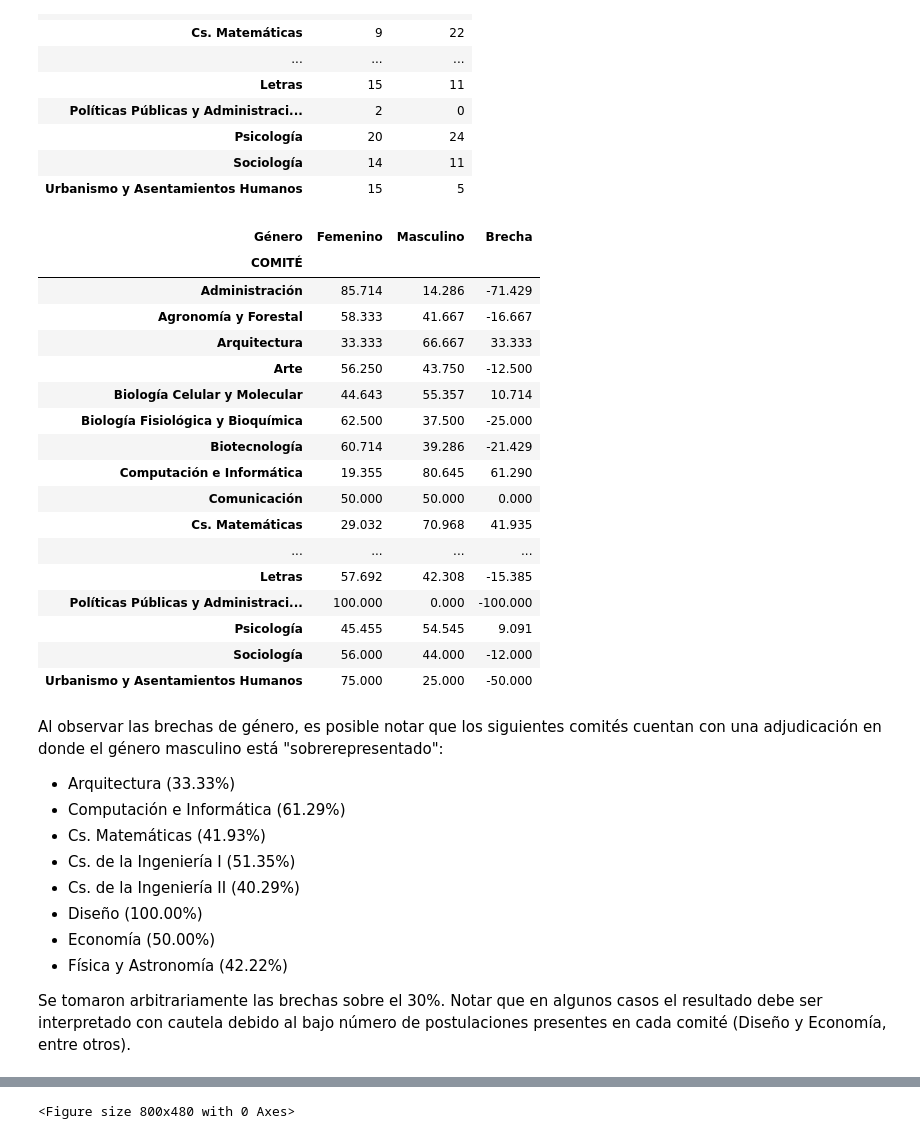
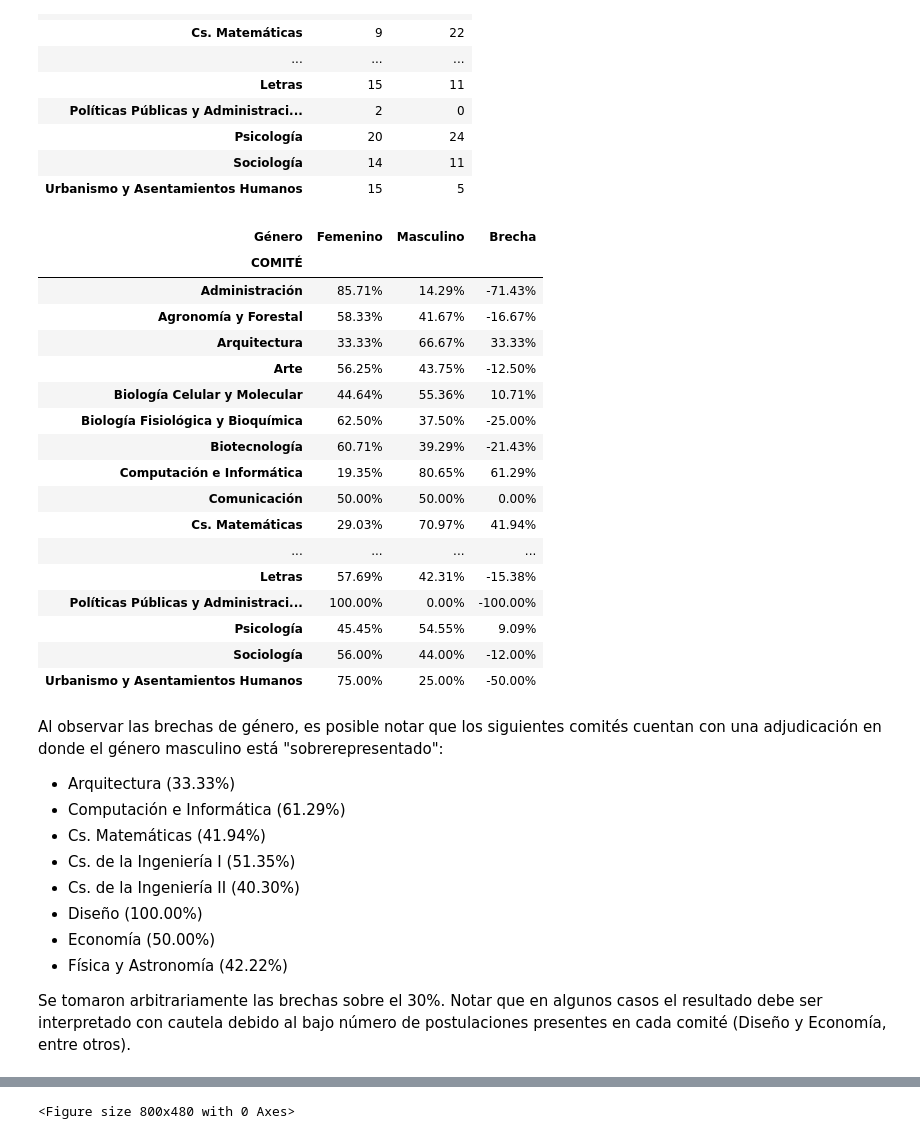
Before and after one commit to alvafox/Concursos-2023-Analisis-de-Adjudicacion-Paritaria-, a Jupyter notebook: Doctorado_Nacional_2023.ipynb, the cells around one changed output, grey strips where cells are left out. Cells and saved outputs as stored; diff of their text form; code cells hidden in the pictures.

```diff
--- a/Doctorado_Nacional_2023.ipynb
+++ b/Doctorado_Nacional_2023.ipynb
@@ -15,5 +48,5 @@ import matplotlib.pyplot as plt
 # %%
-df = pd.read_csv("/content/CONCURSO PUNTAJE FINAL (REDONDEO).csv", encoding='latin-1', sep=";", decimal=",", dtype={'ESTADO_FINAL' : 'category'})
+df = pd.read_csv("/content/drive/MyDrive/CONCURSO PUNTAJE FINAL (REDONDEO).csv", encoding='latin-1', sep=";", decimal=",", dtype={'ESTADO_FINAL' : 'category'})
 df
 # %% [output]
 |  | FOLIO | COMITÉ | Nombre | Género | Área OCDE | ESTADO ADMISIBILIDAD | NOTA PREGRADO | TIPO RANKING | ... |
@@ -427,41 +492,41 @@ df[df['ESTADO_FINAL'] == 'SELECCIONADA'].groupby(['COMITÉ', 'Género'])['FOLIO'
 # %%
 #df[df['ESTADO_FINAL'] == 'SELECCIONADA'].groupby(['COMITÉ', 'Género'])['FOLIO'].count().sort_values().unstack(1).fillna(0).astype('int').style.background_gradient(cmap= 'YlOrRd')
 #df[df['ESTADO_FINAL'] == 'SELECCIONADA'].groupby(['COMITÉ'])['Género'].value_counts("%").sort_values().unstack(1).fillna(0).style.background_gradient(cmap= 'YlOrRd')
 
 brecha = df[df['ESTADO_FINAL'] == 'SELECCIONADA'].groupby(['COMITÉ'])['Género'].value_counts("%").sort_values().unstack(1).fillna(0)
 
 brecha['Brecha'] =  brecha['Masculino'] - brecha['Femenino']
 
 brecha = brecha*100
 
-brecha.style.background_gradient(cmap= 'YlOrRd', subset=['Brecha'])
+brecha.style.background_gradient(cmap= 'YlOrRd', subset=['Brecha']).format("{:.2f}%")
 # %% [output]
 | Género | Femenino | Masculino | Brecha |
 | COMITÉ |  |  |  |
-| Administración | 85.714 | 14.286 | -71.429 |
-| Agronomía y Forestal | 58.333 | 41.667 | -16.667 |
-| Arquitectura | 33.333 | 66.667 | 33.333 |
-| Arte | 56.250 | 43.750 | -12.500 |
-| Biología Celular y Molecular | 44.643 | 55.357 | 10.714 |
-| Biología Fisiológica y Bioquímica | 62.500 | 37.500 | -25.000 |
-| Biotecnología | 60.714 | 39.286 | -21.429 |
-| Computación e Informática | 19.355 | 80.645 | 61.290 |
-| Comunicación | 50.000 | 50.000 | 0.000 |
-| Cs. Matemáticas | 29.032 | 70.968 | 41.935 |
+| Administración | 85.71% | 14.29% | -71.43% |
+| Agronomía y Forestal | 58.33% | 41.67% | -16.67% |
+| Arquitectura | 33.33% | 66.67% | 33.33% |
+| Arte | 56.25% | 43.75% | -12.50% |
+| Biología Celular y Molecular | 44.64% | 55.36% | 10.71% |
+| Biología Fisiológica y Bioquímica | 62.50% | 37.50% | -25.00% |
+| Biotecnología | 60.71% | 39.29% | -21.43% |
+| Computación e Informática | 19.35% | 80.65% | 61.29% |
+| Comunicación | 50.00% | 50.00% | 0.00% |
+| Cs. Matemáticas | 29.03% | 70.97% | 41.94% |
 | ... | ... | ... | ... |
-| Letras | 57.692 | 42.308 | -15.385 |
-| Políticas Públicas y Administraci... | 100.000 | 0.000 | -100.000 |
-| Psicología | 45.455 | 54.545 | 9.091 |
-| Sociología | 56.000 | 44.000 | -12.000 |
-| Urbanismo y Asentamientos Humanos | 75.000 | 25.000 | -50.000 |
+| Letras | 57.69% | 42.31% | -15.38% |
+| Políticas Públicas y Administraci... | 100.00% | 0.00% | -100.00% |
+| Psicología | 45.45% | 54.55% | 9.09% |
+| Sociología | 56.00% | 44.00% | -12.00% |
+| Urbanismo y Asentamientos Humanos | 75.00% | 25.00% | -50.00% |
 # %% [markdown]
 Al observar las brechas de género, es posible notar que los siguientes comités cuentan con una adjudicación en donde el género masculino está "sobrerepresentado":
 
 - Arquitectura (33.33%)
 - Computación e Informática	(61.29%)
-- Cs. Matemáticas	(41.93%)
+- Cs. Matemáticas	(41.94%)
 - Cs. de la Ingeniería I (51.35%)
-- Cs. de la Ingeniería II	(40.29%)
+- Cs. de la Ingeniería II	(40.30%)
 - Diseño	(100.00%)
 - Economía	(50.00%)
 - Física y Astronomía	(42.22%)
```
Also changed, not shown: parts of 20 cells of this notebook.
